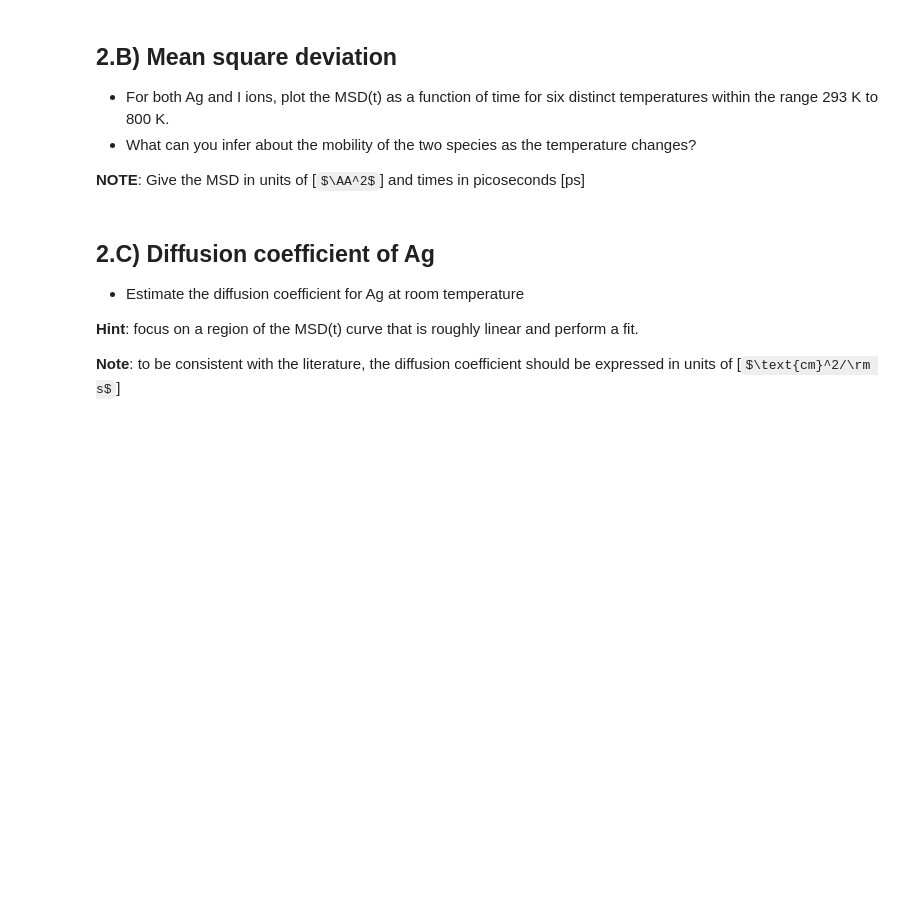
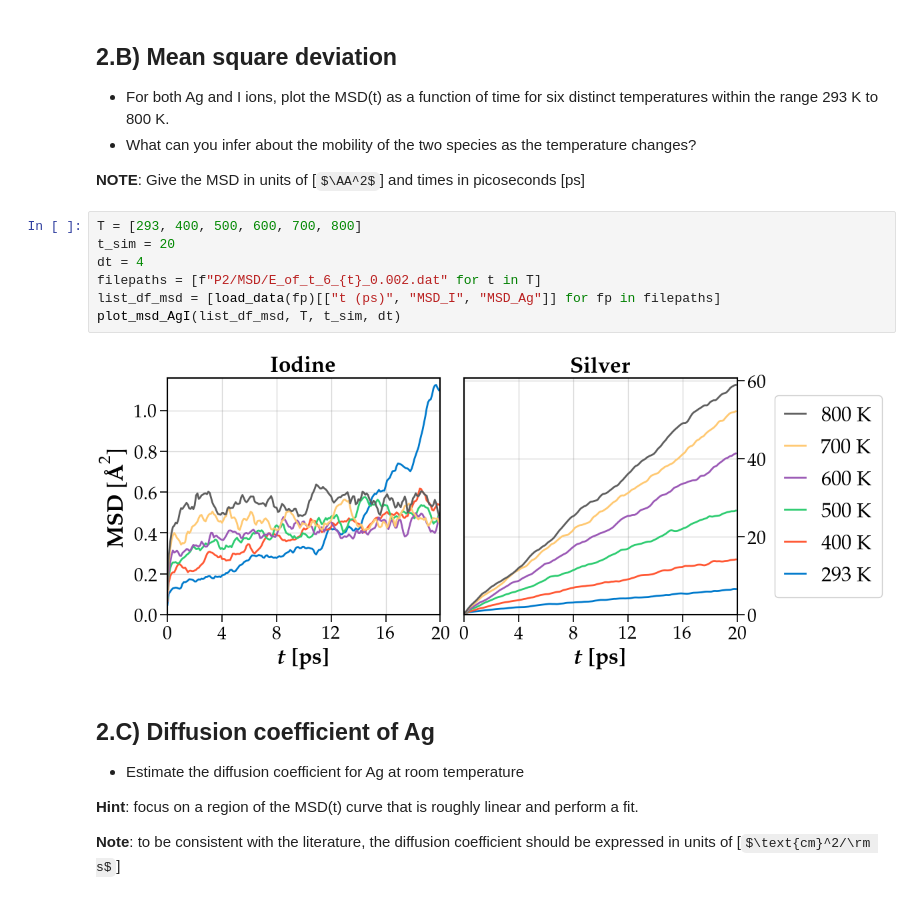
Before and after one commit to sylvainshan/MSE-468-Atomisitc-and-Quantum-Simulations-of-Materials, a Jupyter notebook: lab4/Analysis.ipynb, the cells around one changed output. Saved outputs shown, nothing was run; the diff lists cells and outputs as text; some formulas as TeX source; blank space fills up the shorter version.

```diff
--- a/lab4/Analysis.ipynb
+++ b/lab4/Analysis.ipynb
@@ -211,6 +208,15 @@ plot_rdf(list_df_rdf_293, list_df_rdf_10, n_bins)
 - What can you infer about the mobility of the two species as the temperature changes?
 
 **NOTE**: Give the MSD in units of [$\AA^2$] and times in picoseconds [ps]
+# %%
+T = [293, 400, 500, 600, 700, 800]
+t_sim = 20
+dt = 4
+filepaths = [f"P2/MSD/E_of_t_6_{t}_0.002.dat" for t in T]
+list_df_msd = [load_data(fp)[["t (ps)", "MSD_I", "MSD_Ag"]] for fp in filepaths]
+plot_msd_AgI(list_df_msd, T, t_sim, dt)
+# %% [output]
+[figure, added]
 # %% [markdown]
 ## 2.C) Diffusion coefficient of Ag
 - Estimate the diffusion coefficient for Ag at room temperature
```
Also changed, not shown: parts of 6 cells of this notebook, 13 other files.
